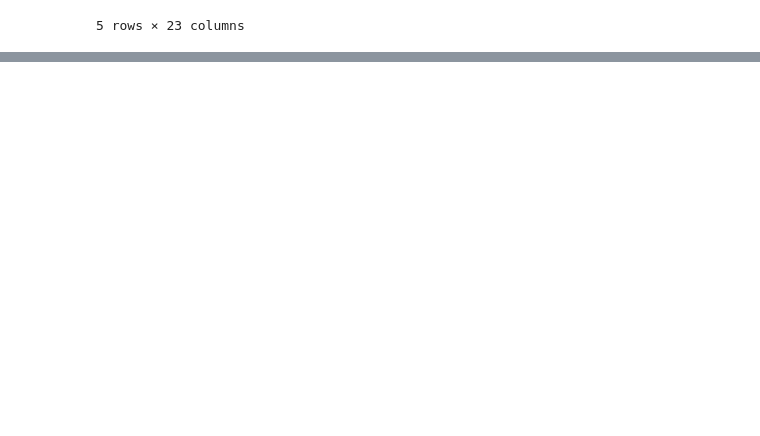
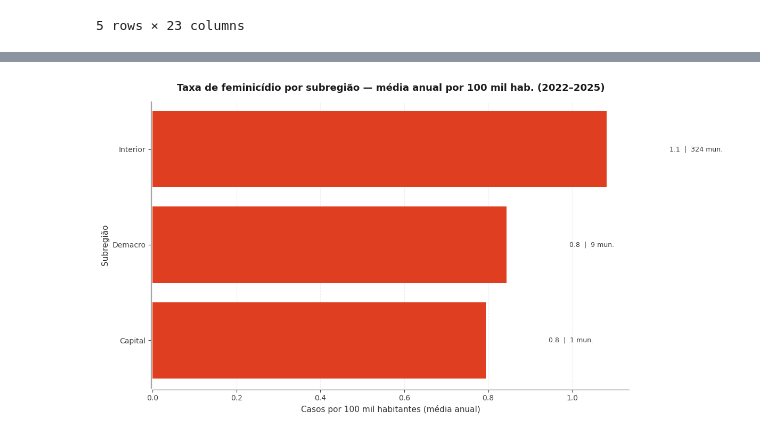
Before and after one commit to felipeal15/Insper_Data-Consilium, a Jupyter notebook: analise_feminicidios_ref.ipynb, the cells around one changed output, grey strips where cells are left out. Cells and saved outputs as stored; diff of their text form; code cells hidden in the pictures; blank space fills up the shorter version.

```diff
--- a/analise_feminicidios_ref.ipynb
+++ b/analise_feminicidios_ref.ipynb
@@ -290,0 +374,40 @@ feminicidios_por_subregiao
+# %%
+ordem_sub = list(sub_agg["subregiao"])
+plot_sub = sub_agg.set_index("subregiao").loc[ordem_sub].reset_index()
+
+fig, ax = plt.subplots(figsize=(12, 6.5), facecolor="#FFFFFF")
+sns.barplot(
+    data=plot_sub,
+    y="subregiao",
+    x="taxa_100k_hab",
+    color=COR_VERMELHO,
+    order=ordem_sub,
+    ax=ax,
+)
+estilo_eixos_barra(ax, grid_axis="x")
+ax.set_title(
+    "Taxa de feminicídio por subregião — média anual por 100 mil hab. (2022–2025)",
+    fontsize=13,
+    fontweight="semibold",
+    color="#1a1a1a",
+    pad=14,
+)
+ax.set_xlabel("Casos por 100 mil habitantes (média anual)", fontsize=11, color="#333333")
+ax.set_ylabel("Subregião", fontsize=11, color="#333333")
+ax.tick_params(axis="both", colors="#444444")
+
+xpad = max(plot_sub["taxa_100k_hab"].max() * 0.02, 0.15)
+for i, row in enumerate(plot_sub.itertuples(index=False)):
+    ax.text(
+        row.taxa_100k_hab + xpad,
+        i,
+        f"{row.taxa_100k_hab:.1f}  |  {int(row.n_municipios)} mun.",
+        va="center",
+        fontsize=9,
+        color="#3a3a3a",
+    )
+
+plt.tight_layout()
+plt.show()
+# %% [output]
+[figure, added]
```
Also changed, not shown: parts of 19 cells of this notebook.
